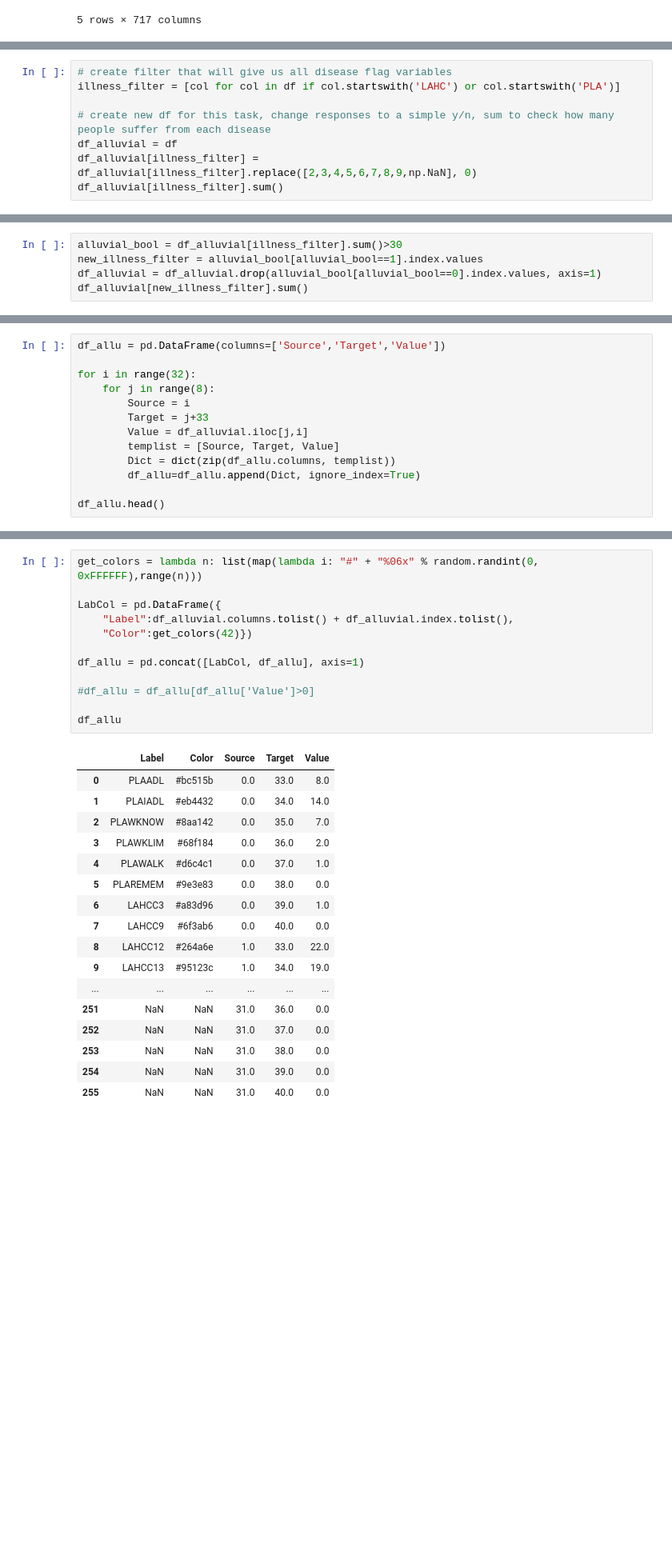
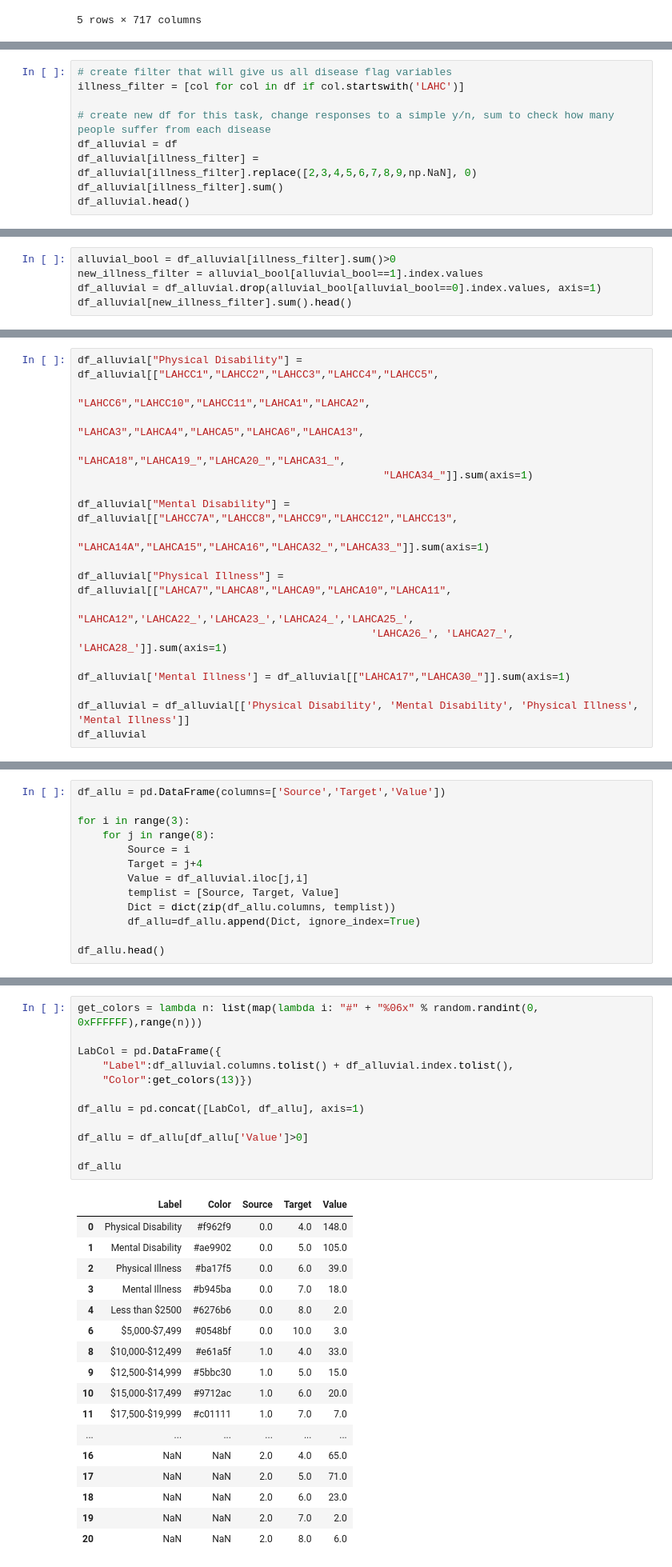
Before and after one commit to hanson263/PSTAT-134-Project, a Jupyter notebook: final_project_Maya.ipynb, the cells around one changed output, grey strips where cells are left out. Shown: that part at 80% size. Saved outputs shown, nothing was run; the diff lists cells and outputs as text; blank space fills up the shorter version.

```diff
--- a/final_project_Maya.ipynb
+++ b/final_project_Maya.ipynb
@@ -113,10 +130,11 @@ ax.set(ylim=(0, 20000), title="Insurance premium costs for Hispanic vs Non-Hispa
 # Alluvial Plot - Illnesses & Insurance Premium Brackets
 # %%
 # create filter that will give us all disease flag variables
-illness_filter = [col for col in df if col.startswith('LAHC') or col.startswith('PLA')]
+illness_filter = [col for col in df if col.startswith('LAHC')]
 
 # create new df for this task, change responses to a simple y/n, sum to check how many people suffer from each disease
 df_alluvial = df
 df_alluvial[illness_filter] = df_alluvial[illness_filter].replace([2,3,4,5,6,7,8,9,np.NaN], 0)
 df_alluvial[illness_filter].sum()
+df_alluvial.head()
 # %% [output]
@@ -142,6 +161,6 @@ As we can see, for many diseases our n count is less than 30. Let's filter it so
 # %%
-alluvial_bool = df_alluvial[illness_filter].sum()>30
+alluvial_bool = df_alluvial[illness_filter].sum()>0
 new_illness_filter = alluvial_bool[alluvial_bool==1].index.values
 df_alluvial = df_alluvial.drop(alluvial_bool[alluvial_bool==0].index.values, axis=1)
-df_alluvial[new_illness_filter].sum()
+df_alluvial[new_illness_filter].sum().head()
 # %% [output]
@@ -221,0 +232,18 @@ df_alluvial
+# %%
+df_alluvial["Physical Disability"] = df_alluvial[["LAHCC1","LAHCC2","LAHCC3","LAHCC4","LAHCC5",
+                                                 "LAHCC6","LAHCC10","LAHCC11","LAHCA1","LAHCA2",
+                                                 "LAHCA3","LAHCA4","LAHCA5","LAHCA6","LAHCA13",
+                                                 "LAHCA18","LAHCA19_","LAHCA20_","LAHCA31_",
+                                                 "LAHCA34_"]].sum(axis=1)
+
+df_alluvial["Mental Disability"] = df_alluvial[["LAHCC7A","LAHCC8","LAHCC9","LAHCC12","LAHCC13",
+                                               "LAHCA14A","LAHCA15","LAHCA16","LAHCA32_","LAHCA33_"]].sum(axis=1)
+
+df_alluvial["Physical Illness"] = df_alluvial[["LAHCA7","LAHCA8","LAHCA9","LAHCA10","LAHCA11",
+                                               "LAHCA12",'LAHCA22_','LAHCA23_','LAHCA24_','LAHCA25_',
+                                               'LAHCA26_', 'LAHCA27_', 'LAHCA28_']].sum(axis=1)
+
+df_alluvial['Mental Illness'] = df_alluvial[["LAHCA17","LAHCA30_"]].sum(axis=1)
+
+df_alluvial = df_alluvial[['Physical Disability', 'Mental Disability', 'Physical Illness', 'Mental Illness']]
+df_alluvial
@@ -224,10 +264,10 @@ The value of each cell should be an observation in a new df, with the column ind
 # %%
 df_allu = pd.DataFrame(columns=['Source','Target','Value'])
 
-for i in range(32):
+for i in range(3):
     for j in range(8):
         Source = i
-        Target = j+33
+        Target = j+4
         Value = df_alluvial.iloc[j,i]
         templist = [Source, Target, Value]
         Dict = dict(zip(df_allu.columns, templist))
@@ -246,30 +286,30 @@ Now we add columns for the label and the color! We also only want to keep observ
 # %%
 get_colors = lambda n: list(map(lambda i: "#" + "%06x" % random.randint(0, 0xFFFFFF),range(n)))
 
 LabCol = pd.DataFrame({
     "Label":df_alluvial.columns.tolist() + df_alluvial.index.tolist(),
-    "Color":get_colors(42)})
+    "Color":get_colors(13)})
 
 df_allu = pd.concat([LabCol, df_allu], axis=1)
 
-#df_allu = df_allu[df_allu['Value']>0]
+df_allu = df_allu[df_allu['Value']>0]
 
 df_allu
 # %% [output]
 |  | Label | Color | Source | Target | Value |
-| 0 | PLAADL | #bc515b | 0.0 | 33.0 | 8.0 |
-| 1 | PLAIADL | #eb4432 | 0.0 | 34.0 | 14.0 |
-| 2 | PLAWKNOW | #8aa142 | 0.0 | 35.0 | 7.0 |
-| 3 | PLAWKLIM | #68f184 | 0.0 | 36.0 | 2.0 |
-| 4 | PLAWALK | #d6c4c1 | 0.0 | 37.0 | 1.0 |
-| 5 | PLAREMEM | #9e3e83 | 0.0 | 38.0 | 0.0 |
-| 6 | LAHCC3 | #a83d96 | 0.0 | 39.0 | 1.0 |
-| 7 | LAHCC9 | #6f3ab6 | 0.0 | 40.0 | 0.0 |
-| 8 | LAHCC12 | #264a6e | 1.0 | 33.0 | 22.0 |
-| 9 | LAHCC13 | #95123c | 1.0 | 34.0 | 19.0 |
+| 0 | Physical Disability | #f962f9 | 0.0 | 4.0 | 148.0 |
+| 1 | Mental Disability | #ae9902 | 0.0 | 5.0 | 105.0 |
+| 2 | Physical Illness | #ba17f5 | 0.0 | 6.0 | 39.0 |
+| 3 | Mental Illness | #b945ba | 0.0 | 7.0 | 18.0 |
+| 4 | Less than $2500 | #6276b6 | 0.0 | 8.0 | 2.0 |
+| 6 | $5,000-$7,499 | #0548bf | 0.0 | 10.0 | 3.0 |
+| 8 | $10,000-$12,499 | #e61a5f | 1.0 | 4.0 | 33.0 |
+| 9 | $12,500-$14,999 | #5bbc30 | 1.0 | 5.0 | 15.0 |
+| 10 | $15,000-$17,499 | #9712ac | 1.0 | 6.0 | 20.0 |
+| 11 | $17,500-$19,999 | #c01111 | 1.0 | 7.0 | 7.0 |
 | ... | ... | ... | ... | ... | ... |
-| 251 | NaN | NaN | 31.0 | 36.0 | 0.0 |
-| 252 | NaN | NaN | 31.0 | 37.0 | 0.0 |
-| 253 | NaN | NaN | 31.0 | 38.0 | 0.0 |
-| 254 | NaN | NaN | 31.0 | 39.0 | 0.0 |
-| 255 | NaN | NaN | 31.0 | 40.0 | 0.0 |
+| 16 | NaN | NaN | 2.0 | 4.0 | 65.0 |
+| 17 | NaN | NaN | 2.0 | 5.0 | 71.0 |
+| 18 | NaN | NaN | 2.0 | 6.0 | 23.0 |
+| 19 | NaN | NaN | 2.0 | 7.0 | 2.0 |
+| 20 | NaN | NaN | 2.0 | 8.0 | 6.0 |
```
Also changed, not shown: parts of 21 cells of this notebook.
